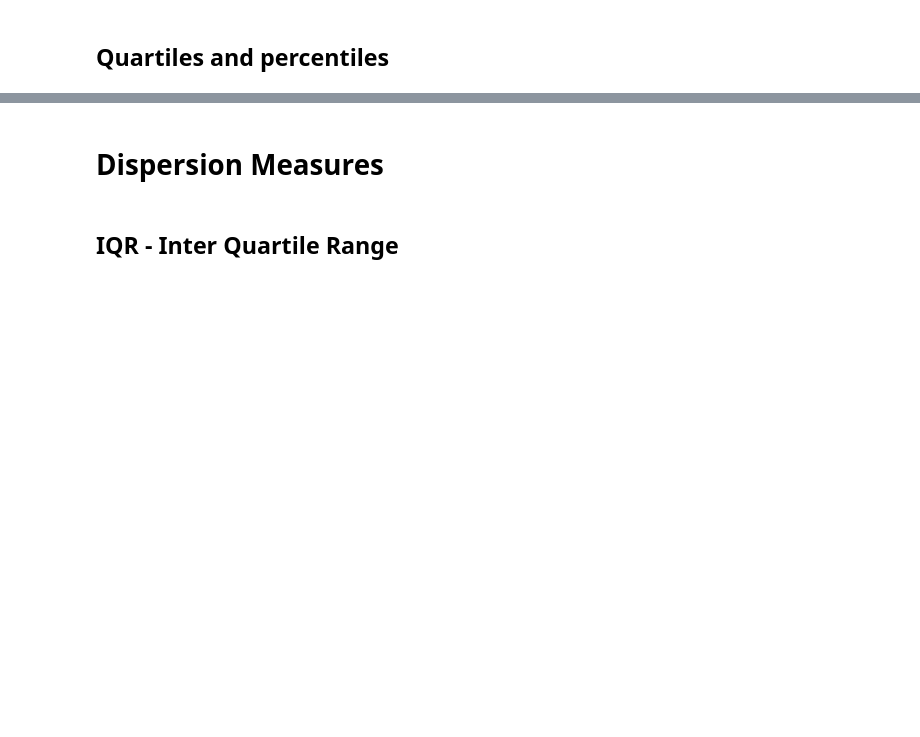
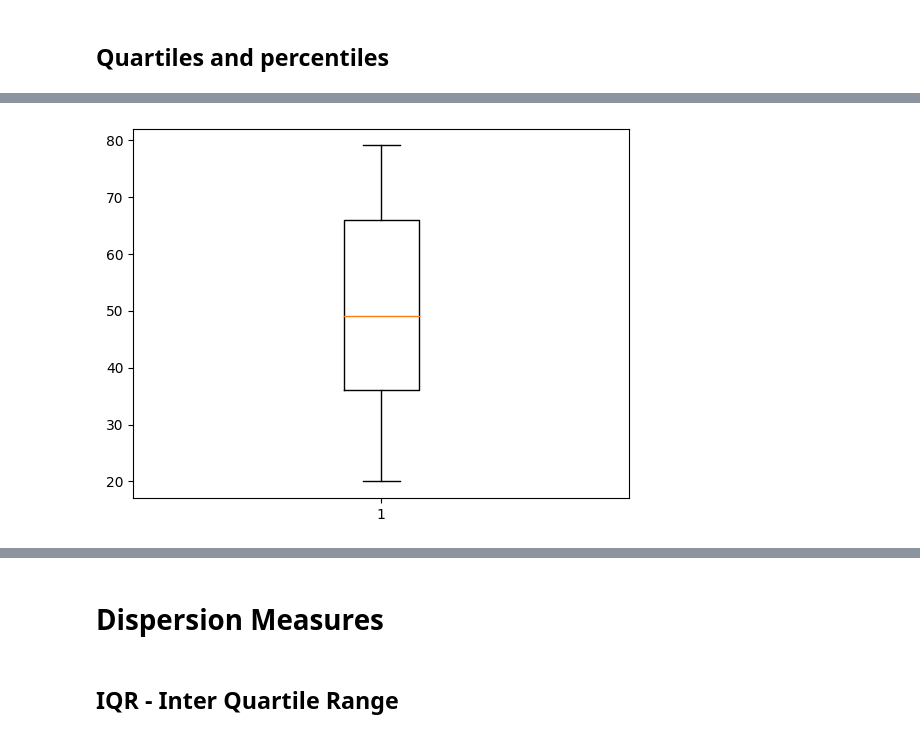
Before and after one commit to TheLazyCactus/ironhack-v4-data-lessons, a Jupyter notebook: cohorts/15_oct_24/02_data_wrangling_and_retrieval/code_along_nb/W4D3_descriptive_statistics.ipynb, the cells around one changed output, grey strips where cells are left out. Saved outputs shown, nothing was run; the diff lists cells and outputs as text; code cells hidden in the pictures; blank space fills up the shorter version.

```diff
--- a/cohorts/15_oct_24/02_data_wrangling_and_retrieval/code_along_nb/W4D3_descriptive_statistics.ipynb
+++ b/cohorts/15_oct_24/02_data_wrangling_and_retrieval/code_along_nb/W4D3_descriptive_statistics.ipynb
@@ -70,2 +182,7 @@ from scipy import stats
 # %%
 # the box plot brings together all this information
+
+plt.boxplot(dataset)
+plt.show()
+# %% [output]
+[figure, added]
```
Also changed, not shown: parts of 27 cells of this notebook.
